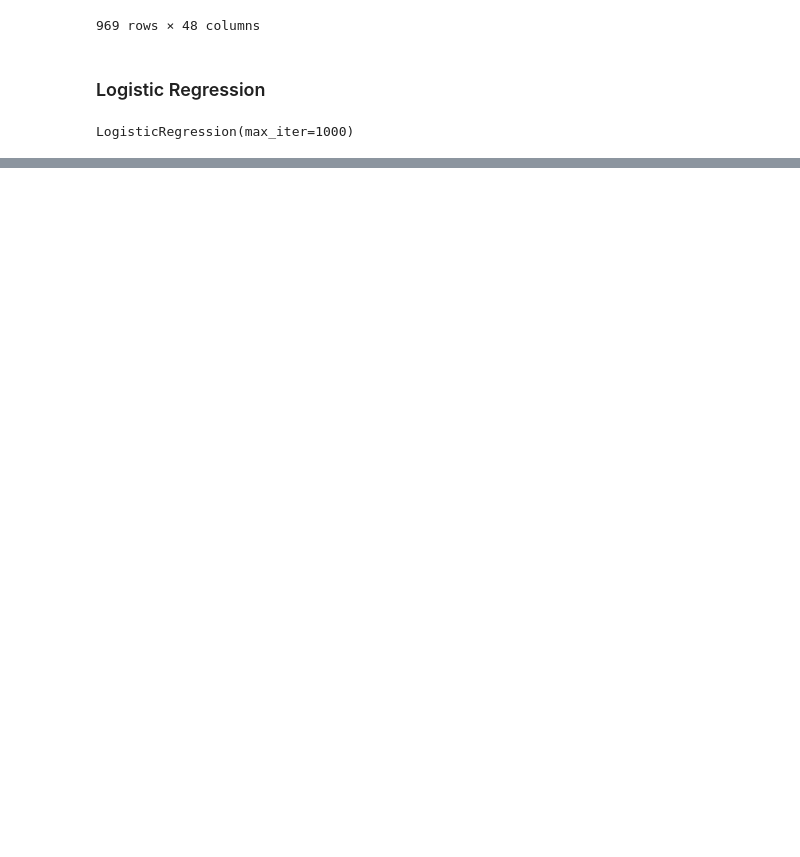
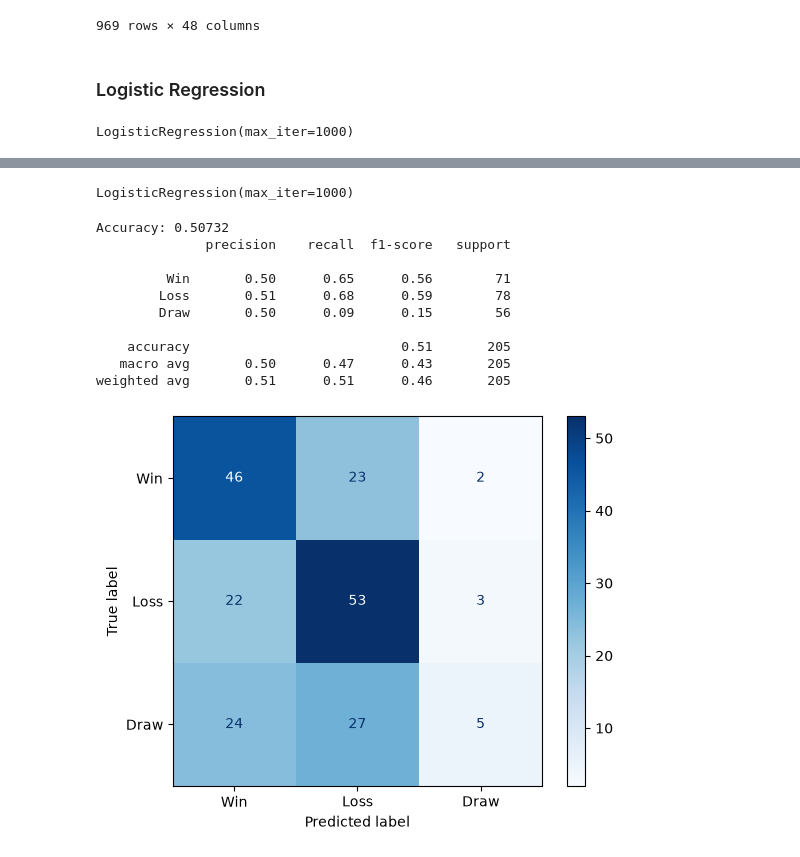
Before and after one commit to nathanalvares19/premier_league_predictor, a Jupyter notebook: main.ipynb, the cells around one changed output, grey strips where cells are left out. Saved outputs shown, nothing was run; the diff lists cells and outputs as text; code cells hidden in the pictures; blank space fills up the shorter version.

```diff
--- a/main.ipynb
+++ b/main.ipynb
@@ -229,0 +306,7 @@ F1: 0.43599
+# %%
+rolling_cols = [
+    "rolling_gf",
+    "rolling_ga",
+    "rolling_xg",
+    "rolling_xga",
+]
@@ -229,0 +334,10 @@ F1: 0.43599
+# %%
+# dealing with null values
+from sklearn.impute import SimpleImputer
+
+
+imputer = SimpleImputer(strategy="median")
+
+X_train_encoded[rolling_cols] = imputer.fit_transform(X_train_encoded[rolling_cols])
+X_valid_encoded[rolling_cols] = imputer.transform(X_valid_encoded[rolling_cols])
+X_test_encoded[rolling_cols] = imputer.transform(X_test_encoded[rolling_cols])
@@ -229,0 +364,18 @@ F1: 0.43599
+# %%
+log_reg.fit(X_train_encoded, y_train_encoded)
+# %% [output]
+LogisticRegression(max_iter=1000)
+# %%
+eval.evaluate(log_reg, X_valid_encoded, y_valid_encoded, predictions)
+# %% [output]
+Accuracy: 0.50732
+              precision    recall  f1-score   support
+
+         Win       0.50      0.65      0.56        71
+        Loss       0.51      0.68      0.59        78
+        Draw       0.50      0.09      0.15        56
+
+    accuracy                           0.51       205
+   macro avg       0.50      0.47      0.43       205
+weighted avg       0.51      0.51      0.46       205
+[figure, added]
```
Also changed, not shown: parts of 15 cells of this notebook, 5 other files.
